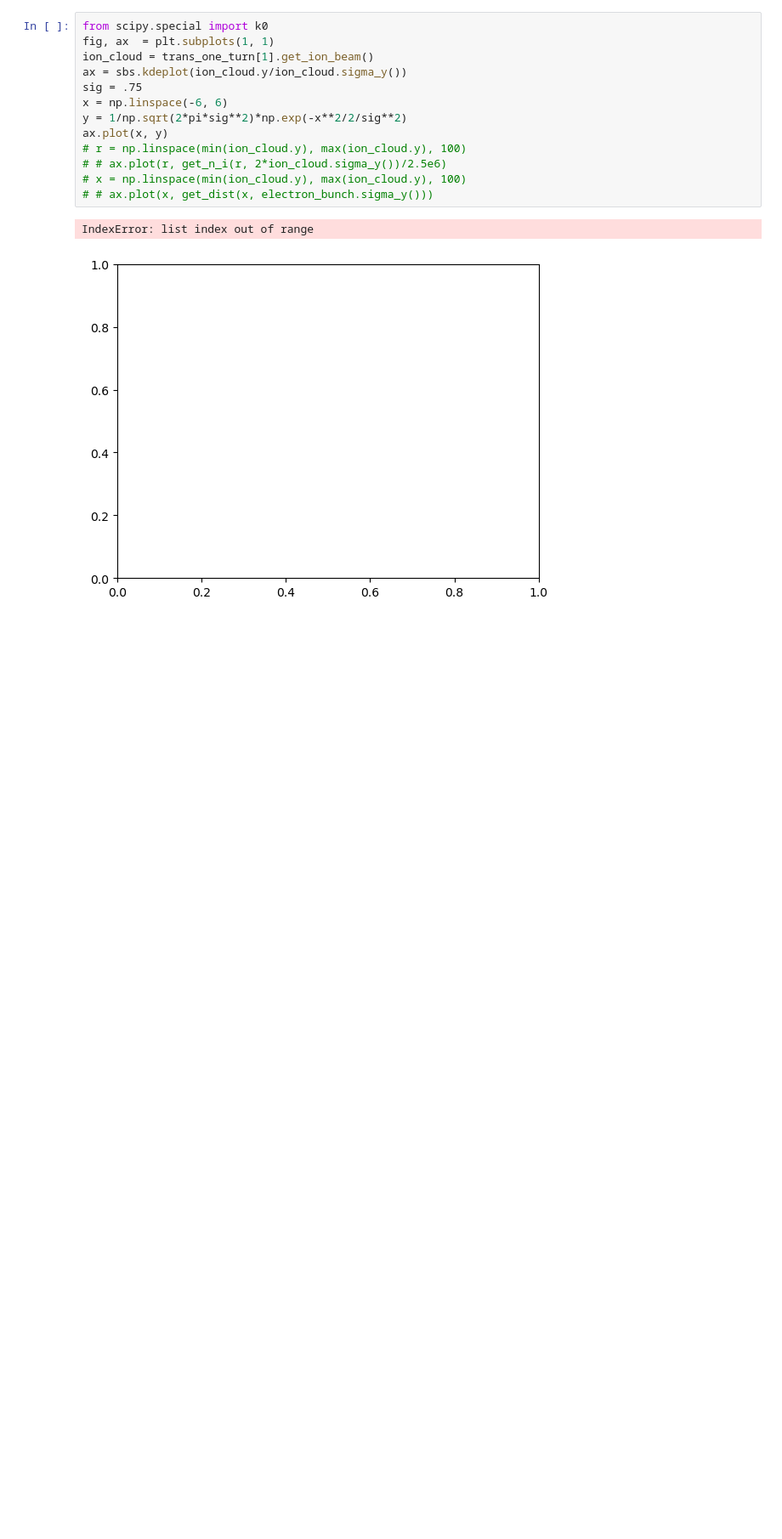
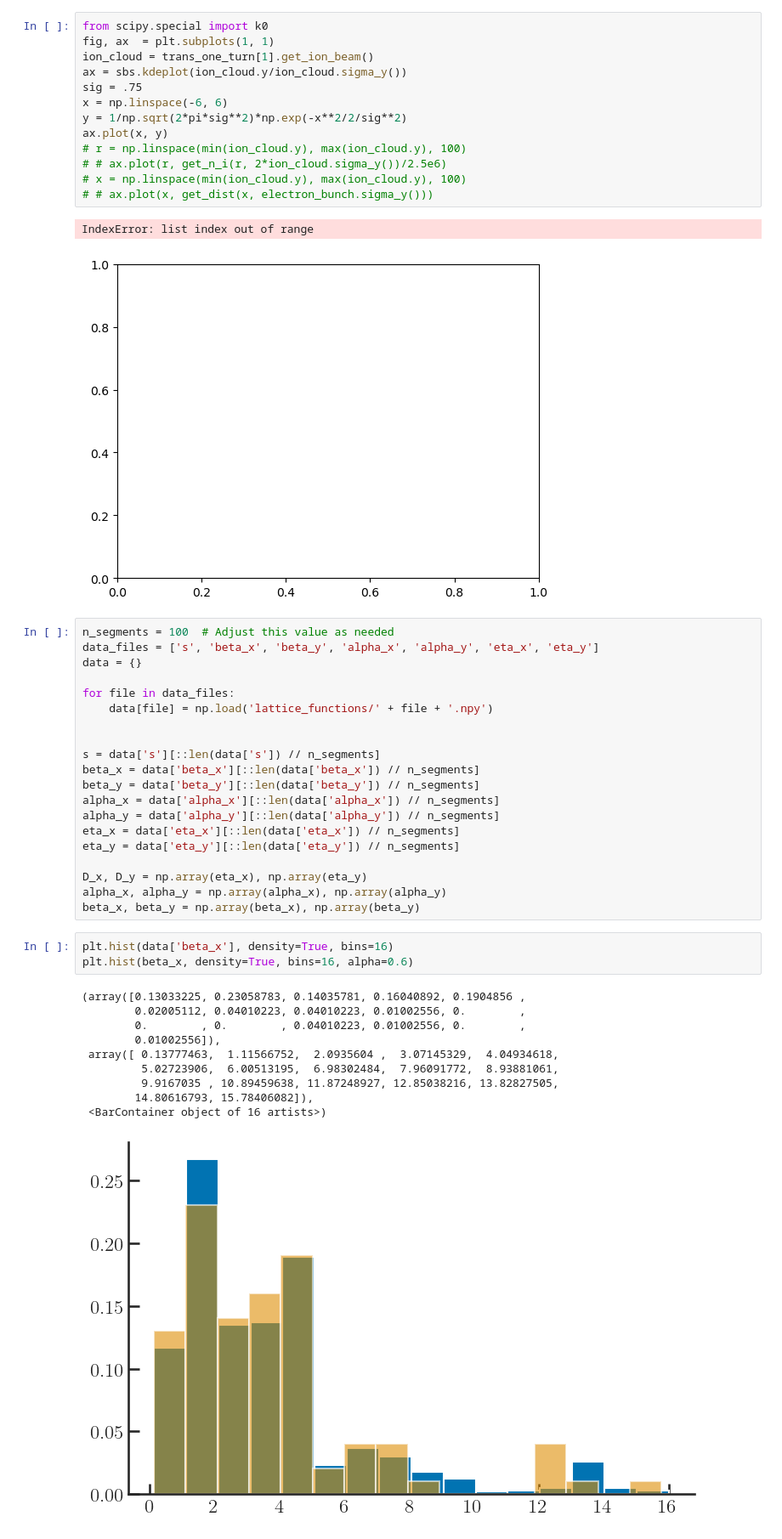
Before and after one commit to gubaidulinvadim/bii_tracking, a Jupyter notebook: FBII_tracking_example.ipynb, the cells around one changed output. Shown: that part at 85% size. Drawn from its saved outputs; the diff is of its cells as text; blank space fills up the shorter version.

```diff
--- a/FBII_tracking_example.ipynb
+++ b/FBII_tracking_example.ipynb
@@ -284,3 +282,37 @@ ax.plot(x, y)
 # %% [output]
 IndexError: list index out of range
 [figure]
+# %%
+n_segments = 100  # Adjust this value as needed
+data_files = ['s', 'beta_x', 'beta_y', 'alpha_x', 'alpha_y', 'eta_x', 'eta_y']
+data = {}
+
+for file in data_files:
+    data[file] = np.load('lattice_functions/' + file + '.npy')
+
+
+s = data['s'][::len(data['s']) // n_segments]
+beta_x = data['beta_x'][::len(data['beta_x']) // n_segments]
+beta_y = data['beta_y'][::len(data['beta_y']) // n_segments]
+alpha_x = data['alpha_x'][::len(data['alpha_x']) // n_segments]
+alpha_y = data['alpha_y'][::len(data['alpha_y']) // n_segments]
+eta_x = data['eta_x'][::len(data['eta_x']) // n_segments]
+eta_y = data['eta_y'][::len(data['eta_y']) // n_segments]
+
+D_x, D_y = np.array(eta_x), np.array(eta_y)
+alpha_x, alpha_y = np.array(alpha_x), np.array(alpha_y)
+beta_x, beta_y = np.array(beta_x), np.array(beta_y)
+# %%
+plt.hist(data['beta_x'], density=True, bins=16)
+plt.hist(beta_x, density=True, bins=16, alpha=0.6)
+# %% [output]
+(array([0.13033225, 0.23058783, 0.14035781, 0.16040892, 0.1904856 ,
+        0.02005112, 0.04010223, 0.04010223, 0.01002556, 0.        ,
+        0.        , 0.        , 0.04010223, 0.01002556, 0.        ,
+        0.01002556]),
+ array([ 0.13777463,  1.11566752,  2.0935604 ,  3.07145329,  4.04934618,
+         5.02723906,  6.00513195,  6.98302484,  7.96091772,  8.93881061,
+         9.9167035 , 10.89459638, 11.87248927, 12.85038216, 13.82827505,
+        14.80616793, 15.78406082]),
+ <BarContainer object of 16 artists>)
+[figure, added]
```
Also changed, not shown: parts of 1 cell of this notebook, 1 other file.
